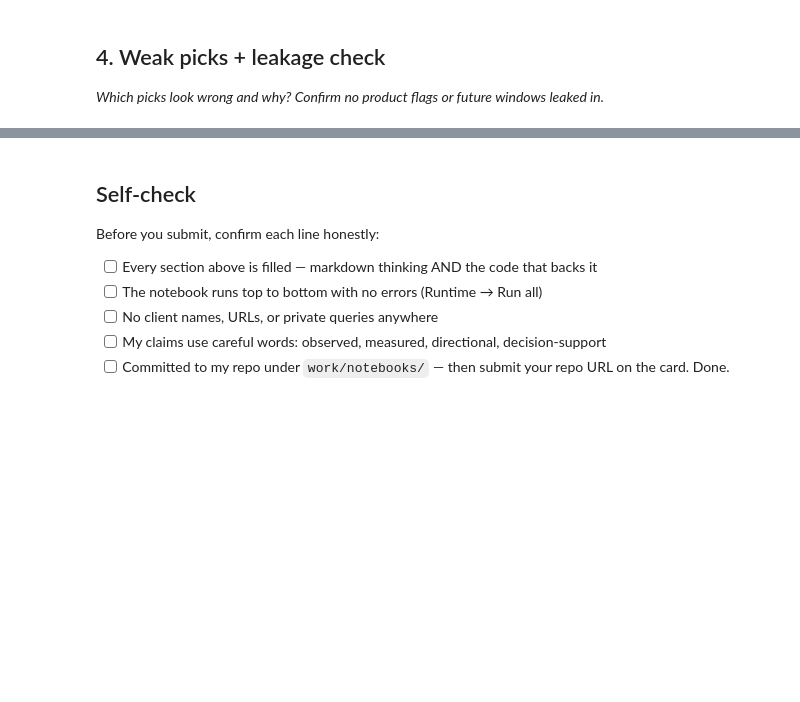
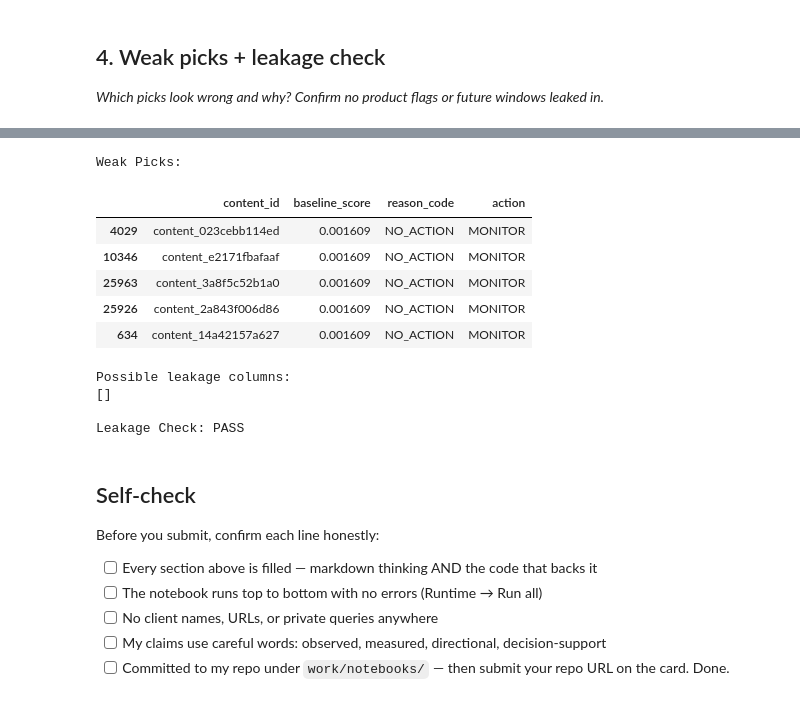
Before and after one commit to noor00-ai/fly_rank_intern, a Jupyter notebook: work/notebooks/w04_baseline_score.ipynb, the cells around one changed output, grey strips where cells are left out. Cells and saved outputs as stored; diff of their text form; code cells hidden in the pictures; blank space fills up the shorter version.

```diff
--- a/work/notebooks/w04_baseline_score.ipynb
+++ b/work/notebooks/w04_baseline_score.ipynb
@@ -34,6 +367,53 @@ This skeleton is yours to fill. Work the sections **in order** — each one has
 # %%
 # This cell is for CODE (numbers, a query, a check).
 # Write your text answer in the cell ABOVE this one — typing sentences here breaks Run All.
+# Weak picks
+
+weak_picks = queue.tail(5)
+
+print("Weak Picks:")
+display(
+weak_picks[
+[
+"content_id",
+"baseline_score",
+"reason_code",
+"action"
+]
+]
+)
+
+
+# Leakage check
+
+possible_leak_columns = [
+col for col in df.columns
+if "future" in col.lower()
+or "label" in col.lower()
+or "flag" in col.lower()
+]
+
+
+print("\nPossible leakage columns:")
+print(possible_leak_columns)
+
+
+if len(possible_leak_columns)==0:
+    print("\nLeakage Check: PASS")
+else:
+    print("\nReview Required")
+# %% [output]
+Weak Picks:
+|  | content_id | baseline_score | reason_code | action |
+| 4029 | content_023cebb114ed | 0.001609 | NO_ACTION | MONITOR |
+| 10346 | content_e2171fbafaaf | 0.001609 | NO_ACTION | MONITOR |
+| 25963 | content_3a8f5c52b1a0 | 0.001609 | NO_ACTION | MONITOR |
+| 25926 | content_2a843f006d86 | 0.001609 | NO_ACTION | MONITOR |
+| 634 | content_14a42157a627 | 0.001609 | NO_ACTION | MONITOR |
+Possible leakage columns:
+[]
+
+Leakage Check: PASS
 # %% [markdown]
 ## Self-check
 
```
Also changed, not shown: parts of 13 cells of this notebook.
